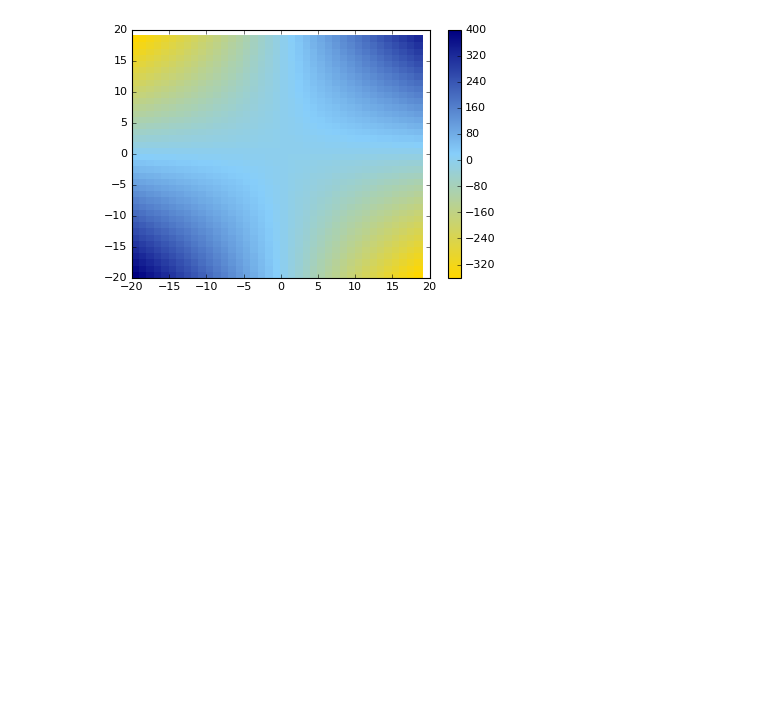
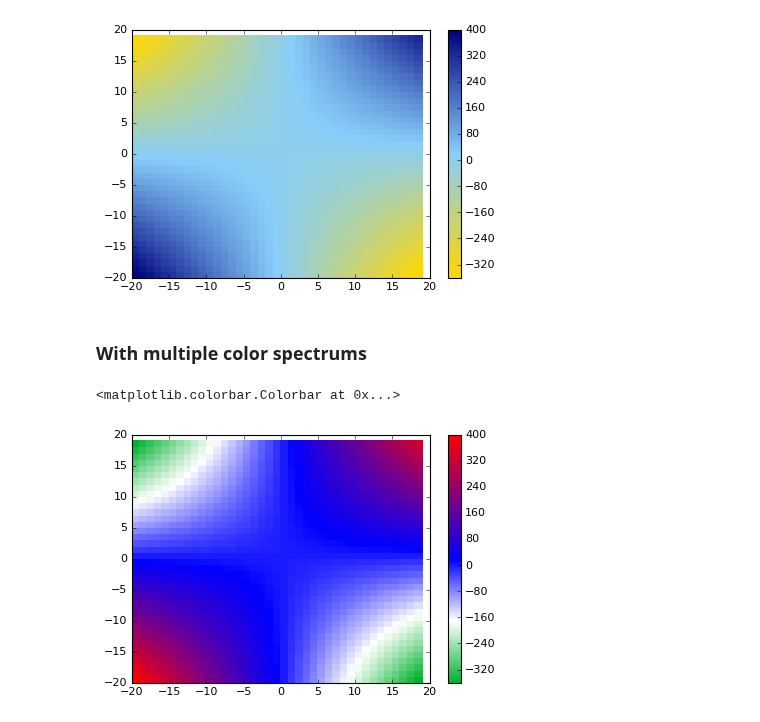
Before and after one commit to blaylockbk/pyBKB_v2, a Jupyter notebook: demos/how_to_make_custom_colormaps.ipynb, the cells around one changed output. Saved outputs shown, nothing was run; the diff lists cells and outputs as text; code cells hidden in the pictures; blank space fills up the shorter version.

```diff
--- a/demos/how_to_make_custom_colormaps.ipynb
+++ b/demos/how_to_make_custom_colormaps.ipynb
@@ -27,3 +27,28 @@ plt.colorbar()
 # %% [output]
 <matplotlib.colorbar.Colorbar at 0x...>
 [figure]
+# %% [markdown]
+### With multiple color spectrums
+# %%
+cdict3 = {'red':  ((0.0, 0.0, 0.0),
+                   (0.25, 1.0, 1.0),
+                   (0.5, 0.0, 0.0),
+                   (1.0, 1.0, 1.0)),
+
+         'green': ((0.0, 0.7, 0.7),
+                   (0.25, 1.0, 1.0),
+                   (0.5, 0.0, 0.0),
+                   (1.0, 0.0, 0.0)),
+
+         'blue':  ((0.0, 0.18, 0.18),
+                   (0.25, 1.0, 1.0),
+                   (0.5, 1.0, 1.0),
+                   (1.0, 0.0, 0.0))
+        }
+
+plt.register_cmap(name='BlueRed3', data=cdict3)
+plt.pcolormesh(x, y, z, cmap='BlueRed3')
+plt.colorbar()
+# %% [output]
+<matplotlib.colorbar.Colorbar at 0x...>
+[figure, added]
```
Also changed, not shown: 17 other files.
